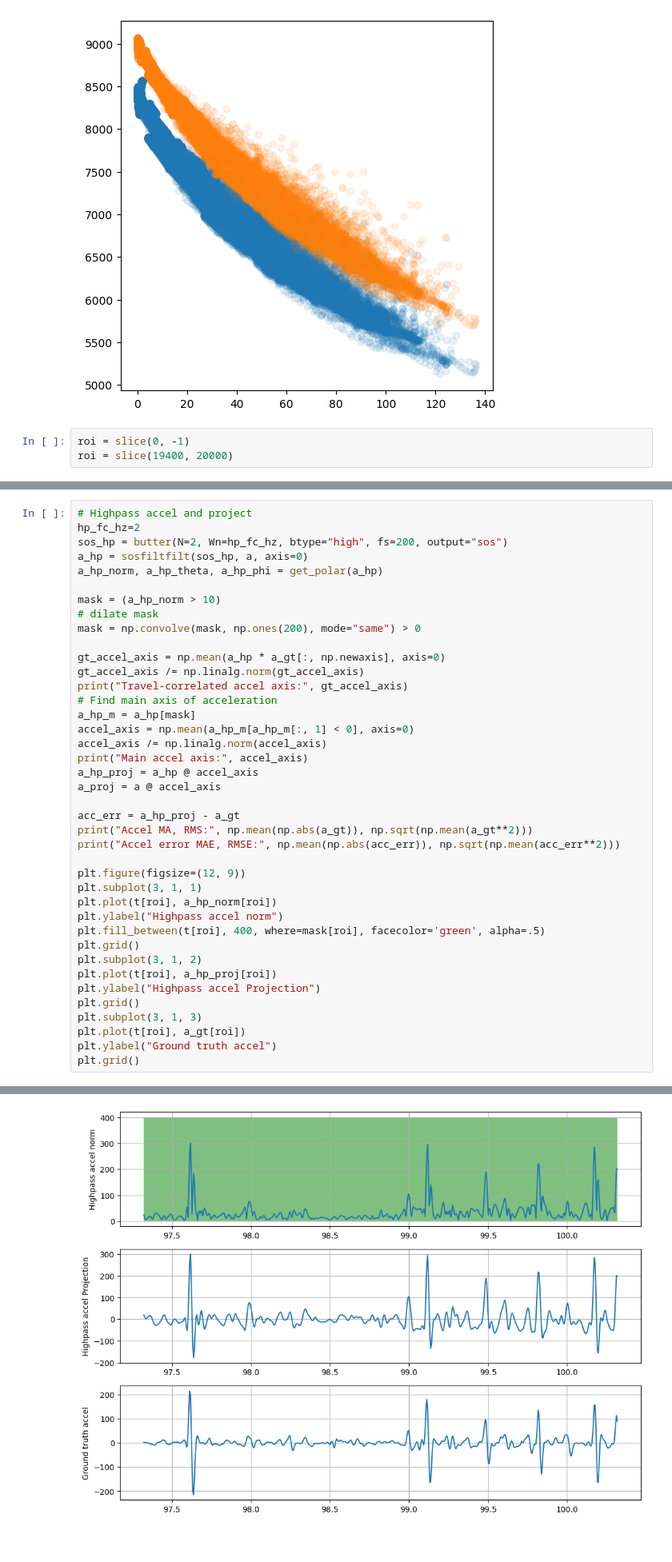
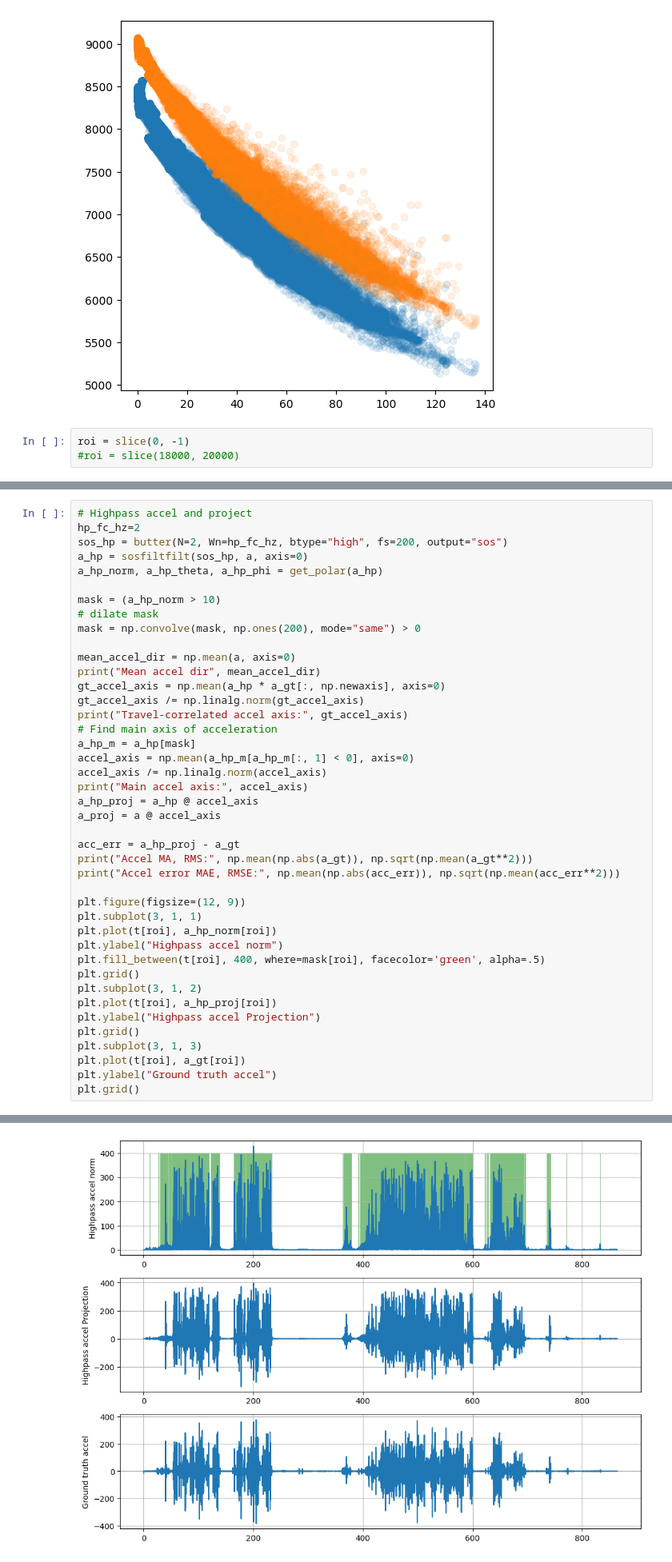
Before and after one commit to colinpate/sus, a Jupyter notebook: notebooks/rear_sus.ipynb, the cells around one changed output, grey strips where cells are left out. Shown at 80% size. Cells and saved outputs as stored; diff of their text form.

```diff
--- a/notebooks/rear_sus.ipynb
+++ b/notebooks/rear_sus.ipynb
@@ -109,7 +89,7 @@ print(corr[0], spearman.correlation)
 [figure]
 # %%
 roi = slice(0, -1)
-roi = slice(19400, 20000)
+#roi = slice(18000, 20000)
 # %%
 # Plot accelerometer, travel, mag data
 
@@ -144,6 +141,8 @@ mask = (a_hp_norm > 10)
 # dilate mask
 mask = np.convolve(mask, np.ones(200), mode="same") > 0
 
+mean_accel_dir = np.mean(a, axis=0)
+print("Mean accel dir", mean_accel_dir)
 gt_accel_axis = np.mean(a_hp * a_gt[:, np.newaxis], axis=0)
 gt_accel_axis /= np.linalg.norm(gt_accel_axis)
 print("Travel-correlated accel axis:", gt_accel_axis)
@@ -177,5 +177,5 @@ plt.grid()
 Travel-correlated accel axis: [-0.36258922 -0.93053405  0.05133656]
 Main accel axis: [-0.25681215 -0.96585725  0.03416576]
 Accel MA, RMS: 6.788998609334663 20.0507168616717
 Accel error MAE, RMSE: 8.66121898110806 17.70782348166218
-[figure, old version]
+[figure, new version]
```
Also changed, not shown: parts of 16 cells of this notebook, 4 other files.
